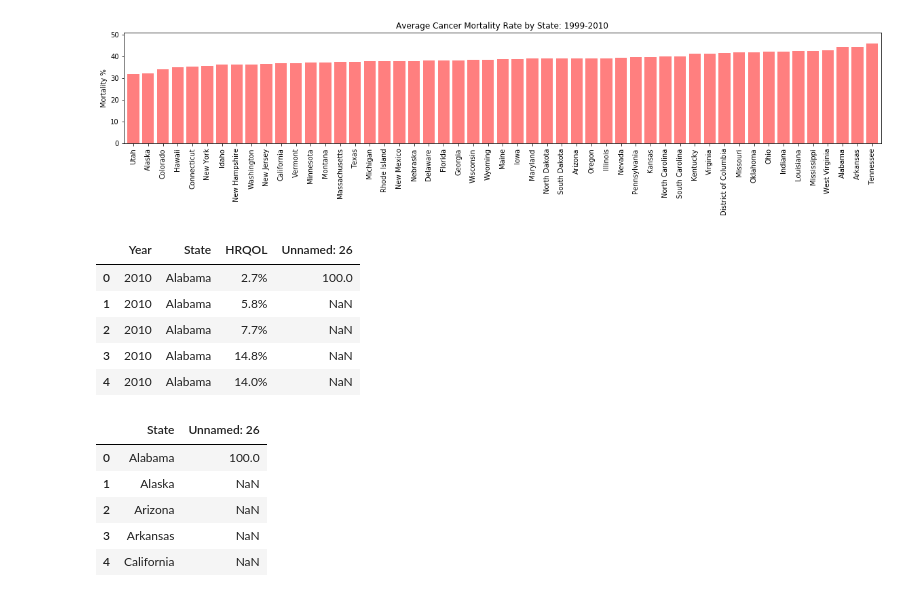
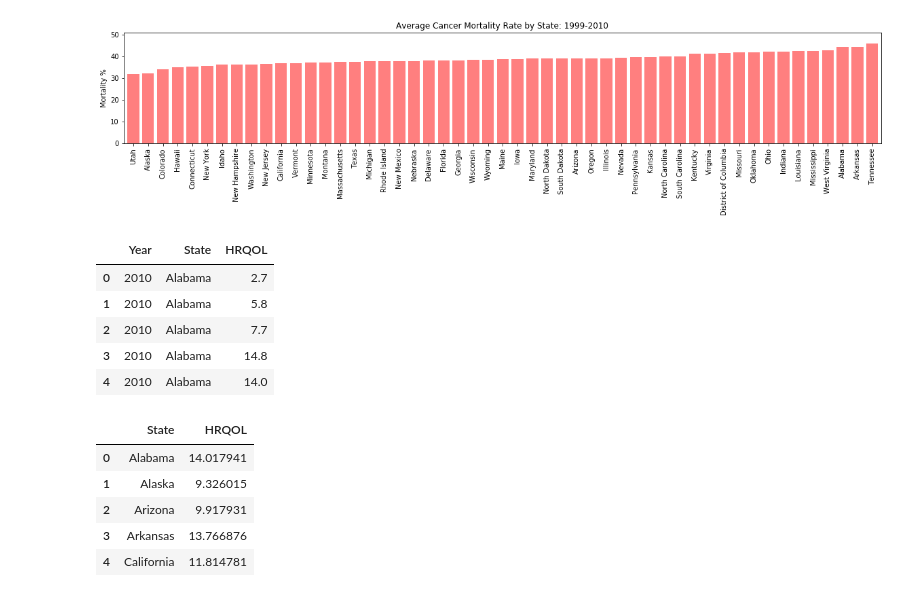
Before and after one commit to dan-brueckman/Group-Project1, a Jupyter notebook: HRQOL vs. Cancer Mortality_Incidence.ipynb, the cells around one changed output. Cells and saved outputs as stored; diff of their text form; code cells hidden in the pictures.

Commit message:
hrqol final edits

```diff
--- a/HRQOL vs. Cancer Mortality_Incidence.ipynb
+++ b/HRQOL vs. Cancer Mortality_Incidence.ipynb
@@ -207,25 +207,26 @@ hrqol_file = os.path.join(".", "Data Used", "HRQOL Data.csv")
 hrqol_df = pd.read_csv(hrqol_file)
 # %%
 # Drop unused columns:
-hrqol_df = hrqol_df.drop(labels = ['LocationAbbr','DataSource', 'Data_Value_Unit', 'Data_Value_Type', 'Data_Value', 'Data_Value_Footnote_Symbol','Data_Value_Footnote','Data_Value_Std_Err','Low_Confidence_Limit','High_Confidence_Limit','GeoLocation','CategoryId','TopicId','QuestionId','LocationId','BreakOutId','BreakOutCategoryid','Category','Topic','Question','Sample_Size','Break_Out','Break_Out_Category'] ,axis = 1)
+hrqol_df = hrqol_df.drop(labels = ['LocationAbbr','DataSource', 'Data_Value_Unit', 'Data_Value_Type', 'Data_Value_Footnote_Symbol','Data_Value_Footnote','Data_Value_Std_Err','Low_Confidence_Limit','High_Confidence_Limit','GeoLocation','CategoryId','TopicId','QuestionId','LocationId','BreakOutId','BreakOutCategoryid','Category','Topic','Question','Sample_Size','Break_Out','Break_Out_Category','Unnamed: 25'] ,axis = 1)
 hrqol_df = hrqol_df.rename(columns={'LocationDesc' : 'State'})
 hrqol_df.head()
 # %% [output]
-|  | Year | State | HRQOL | Unnamed: 26 |
-| 0 | 2010 | Alabama | 2.7% | 100.0 |
-| 1 | 2010 | Alabama | 5.8% | NaN |
-| 2 | 2010 | Alabama | 7.7% | NaN |
-| 3 | 2010 | Alabama | 14.8% | NaN |
-| 4 | 2010 | Alabama | 14.0% | NaN |
+|  | Year | State | HRQOL |
+| 0 | 2010 | Alabama | 2.7 |
+| 1 | 2010 | Alabama | 5.8 |
+| 2 | 2010 | Alabama | 7.7 |
+| 3 | 2010 | Alabama | 14.8 |
+| 4 | 2010 | Alabama | 14.0 |
 # %%
-avg_state_hrqol_df = pd.DataFrame(hrqol_df.groupby(["State"]).mean())
+# Create a dataframe for the time period 1999 - 2010
+avg_state_hrqol_df = pd.DataFrame(hrqol_df.groupby(hrqol_df['State']).mean())
 avg_state_hrqol_df.reset_index(inplace = True)
 avg_state_hrqol_df.drop(labels = ["Year"], axis = 1, inplace = True)
 avg_state_hrqol_df.head()
 # %% [output]
-|  | State | Unnamed: 26 |
-| 0 | Alabama | 100.0 |
-| 1 | Alaska | NaN |
-| 2 | Arizona | NaN |
-| 3 | Arkansas | NaN |
-| 4 | California | NaN |
+|  | State | HRQOL |
+| 0 | Alabama | 14.017941 |
+| 1 | Alaska | 9.326015 |
+| 2 | Arizona | 9.917931 |
+| 3 | Arkansas | 13.766876 |
+| 4 | California | 11.814781 |
```
Also changed, not shown: parts of 5 cells of this notebook, 2 other files.
